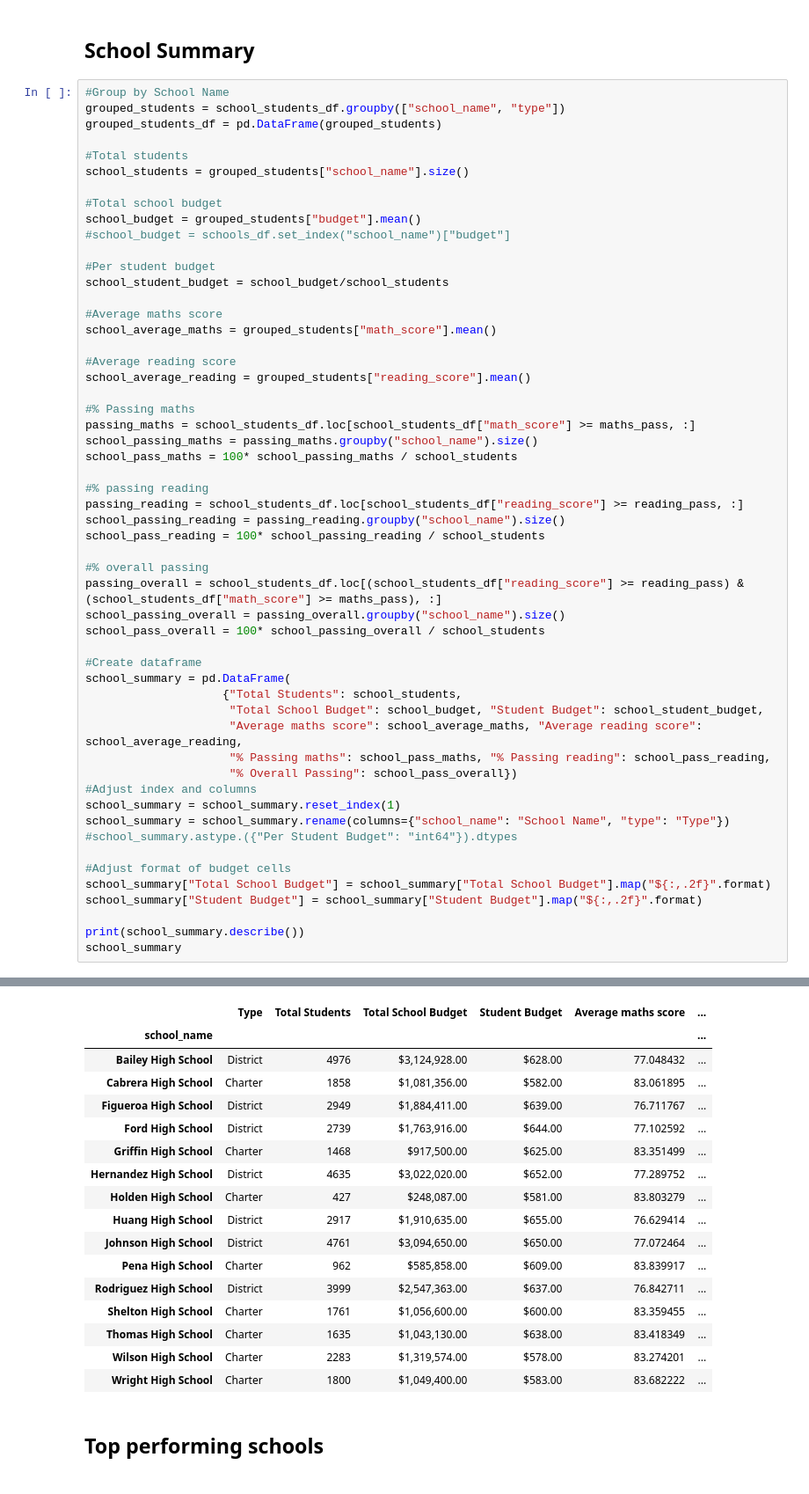
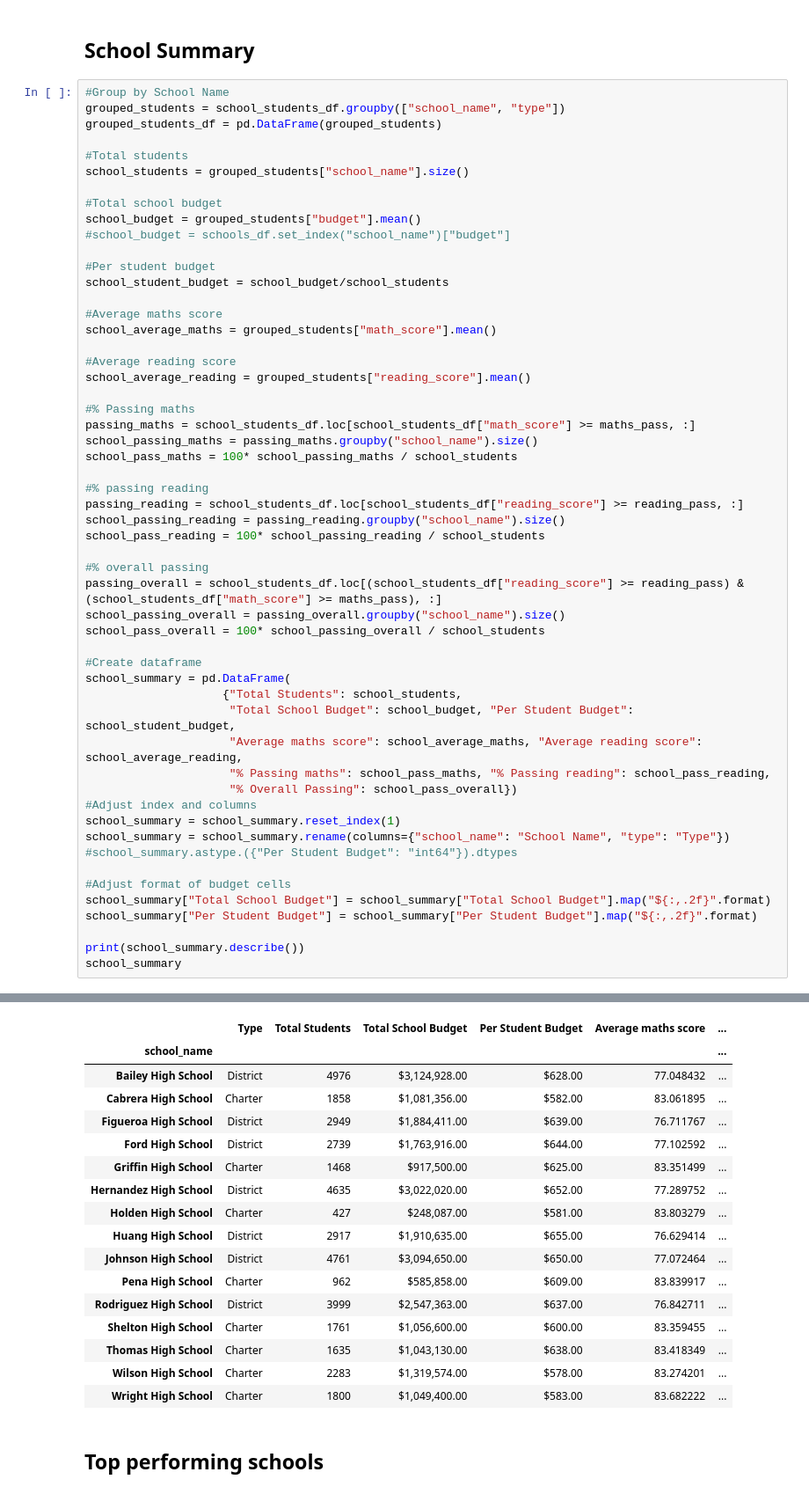
Before and after one commit to TomHOldershaw/Pandas-Challenge, a Jupyter notebook: PyCitySchools/PyCitySchools.ipynb, the cells around one changed output, grey strips where cells are left out. Shown: that part at 88% size. Cells and saved outputs as stored; diff of their text form.

```diff
--- a/PyCitySchools/PyCitySchools.ipynb
+++ b/PyCitySchools/PyCitySchools.ipynb
@@ -147,42 +147,42 @@ school_pass_overall = 100* school_passing_overall / school_students
 #Create dataframe
 school_summary = pd.DataFrame(
                     {"Total Students": school_students,
-                     "Total School Budget": school_budget, "Student Budget": school_student_budget,
+                     "Total School Budget": school_budget, "Per Student Budget": school_student_budget,
                      "Average maths score": school_average_maths, "Average reading score": school_average_reading,
                      "% Passing maths": school_pass_maths, "% Passing reading": school_pass_reading,
                      "% Overall Passing": school_pass_overall})
 #Adjust index and columns
 school_summary = school_summary.reset_index(1)
 school_summary = school_summary.rename(columns={"school_name": "School Name", "type": "Type"})
 #school_summary.astype.({"Per Student Budget": "int64"}).dtypes
 
 #Adjust format of budget cells
 school_summary["Total School Budget"] = school_summary["Total School Budget"].map("${:,.2f}".format)
-school_summary["Student Budget"] = school_summary["Student Budget"].map("${:,.2f}".format)
+school_summary["Per Student Budget"] = school_summary["Per Student Budget"].map("${:,.2f}".format)
 
 print(school_summary.describe())
 school_summary
 # %% [output]
        Total Students  Average maths score  Average reading score  \
 count       15.000000            15.000000              15.000000
 mean      2611.333333            80.432530              82.529188
 std       1420.915282             3.374548               1.519329
 min        427.000000            76.629414              80.744686
 25%       1698.000000            77.060448              81.000178
 50%       2283.000000            83.061895              83.725724
 75%       3474.000000            83.388902              83.901965
 max       4976.000000            83.839917              84.044699
 
        % Passing maths  % Passing reading  % Overall Passing
 count        15.000000          15.000000          15.000000
 mean         80.987054          89.219023          73.277560
 std          13.998824           8.180664          18.992148
 min          65.683922          79.299014          52.988247
 25%          66.523328          81.042716          53.533340
 50%          92.505855          95.854628          89.227166
 75%          93.629746          96.575376          90.561554
 max          94.594595          97.308869          91.334769
-|  | Type | Total Students | Total School Budget | Student Budget | Average maths score | ... |
+|  | Type | Total Students | Total School Budget | Per Student Budget | Average maths score | ... |
 | school_name |  |  |  |  |  | ... |
 | Bailey High School | District | 4976 | $3,124,928.00 | $628.00 | 77.048432 | ... |
 | Cabrera High School | Charter | 1858 | $1,081,356.00 | $582.00 | 83.061895 | ... |
```
Also changed, not shown: parts of 5 cells of this notebook.
